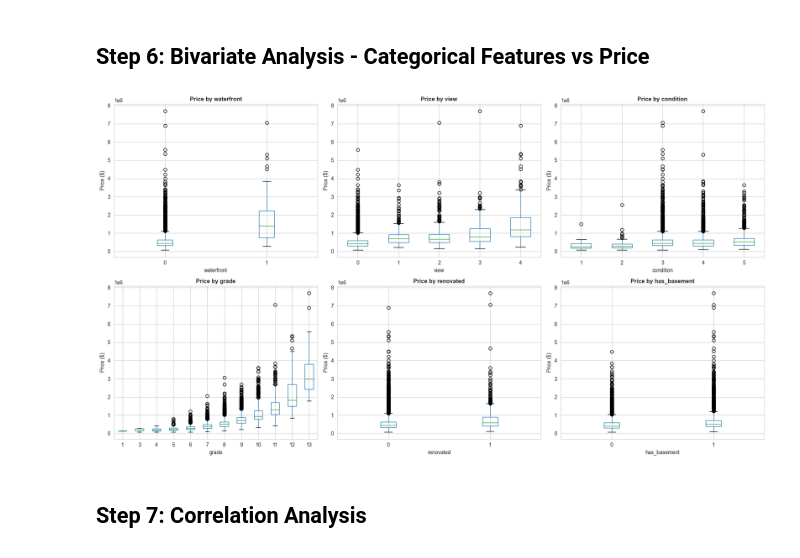
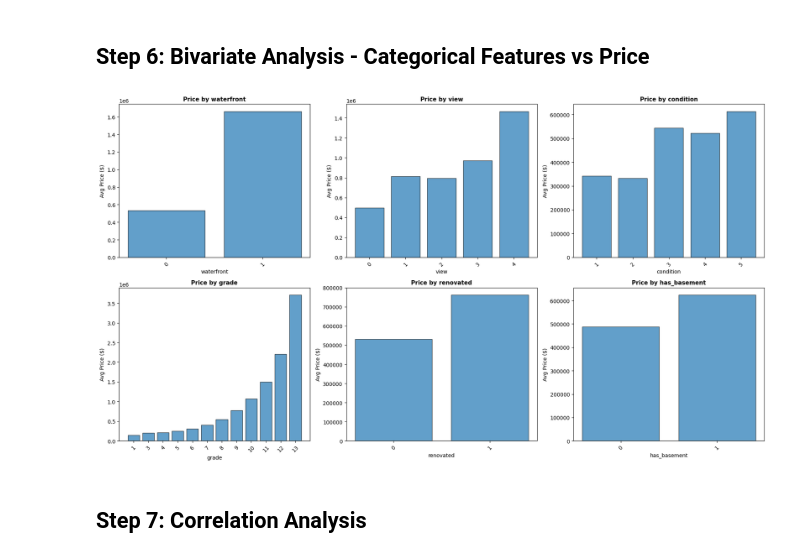
Before and after one commit to AswathSanthanakrishnan/House-Price-Prediction-Project---Final-sem-project-, a Jupyter notebook: 02_EDA.ipynb, the cells around one changed output. Saved outputs shown, nothing was run; the diff lists cells and outputs as text; code cells hidden in the pictures.

```diff
--- a/02_EDA.ipynb
+++ b/02_EDA.ipynb
@@ -189,21 +194,23 @@ plt.show()
 # %% [markdown]
 ## Step 6: Bivariate Analysis - Categorical Features vs Price
 # %%
-# Box plots: categorical features vs price
+# average price for each categorical feature
 fig, axes = plt.subplots(2, 3, figsize=(18, 10))
 axes = axes.ravel()
 
 for idx, feature in enumerate(categorical_features):
-    df.boxplot(column='price', by=feature, ax=axes[idx])
+    avg_price = df.groupby(feature)['price'].mean().sort_index()
+    axes[idx].bar(avg_price.index.astype(str), avg_price.values,
+                 edgecolor='black', alpha=0.7)
     axes[idx].set_xlabel(feature, fontsize=10)
-    axes[idx].set_ylabel('Price ($)', fontsize=10)
+    axes[idx].set_ylabel('Avg Price ($)', fontsize=10)
     axes[idx].set_title(f'Price by {feature}', fontsize=11, fontweight='bold')
-    axes[idx].get_figure().suptitle('')  # Remove default title
+    axes[idx].tick_params(axis='x', rotation=45)
 
 plt.tight_layout()
 plt.show()
 # %% [output]
-[figure, old version]
+[figure, new version]
 # %% [markdown]
 ## Step 7: Correlation Analysis
 # %%
```
Also changed, not shown: parts of 7 cells of this notebook.
